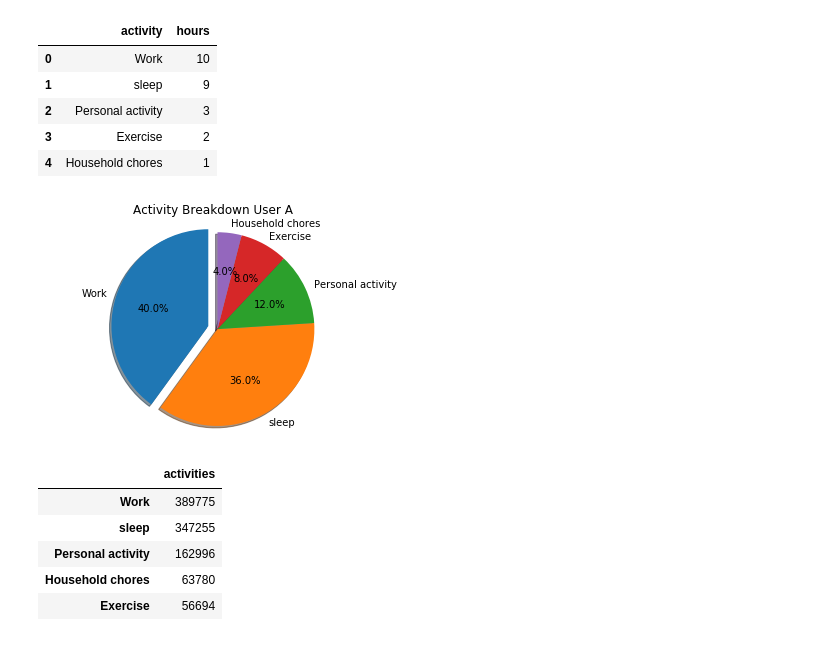
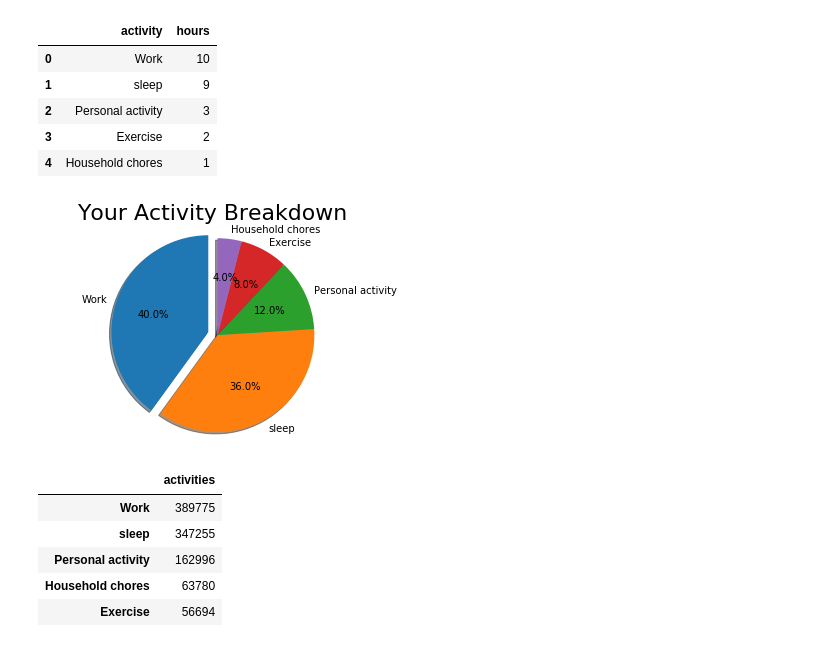
Before and after one commit to gbagatini/Microsoft_hackathon, a Jupyter notebook: Data_start.ipynb, the cells around one changed output. Cells and saved outputs as stored; diff of their text form; code cells hidden in the pictures.

```diff
--- a/Data_start.ipynb
+++ b/Data_start.ipynb
@@ -340,16 +305,16 @@ values
 | 3 | Exercise | 2 |
 | 4 | Household chores | 1 |
 # %%
-
 fig1, ax1 = plt.subplots()
 explode = (0.1, 0.0, 0.0,0.0,0.0)
 ax1.pie(values["hours"], explode=explode, labels=values["activity"], autopct='%1.1f%%',
         shadow=True, startangle=90)
 ax1.axis('equal')  # Equal aspect ratio ensures that pie is drawn as a circle.
-plt.title("Activity Breakdown User A")
+plt.title("Your Activity Breakdown", size = 22)
+plt.savefig("user.png")
 plt.show()
 # %% [output]
-[figure, old version]
+[figure, new version]
 # %%
 total = df["activities"].value_counts()
 total.to_frame()
```
Also changed, not shown: parts of 29 cells of this notebook.
